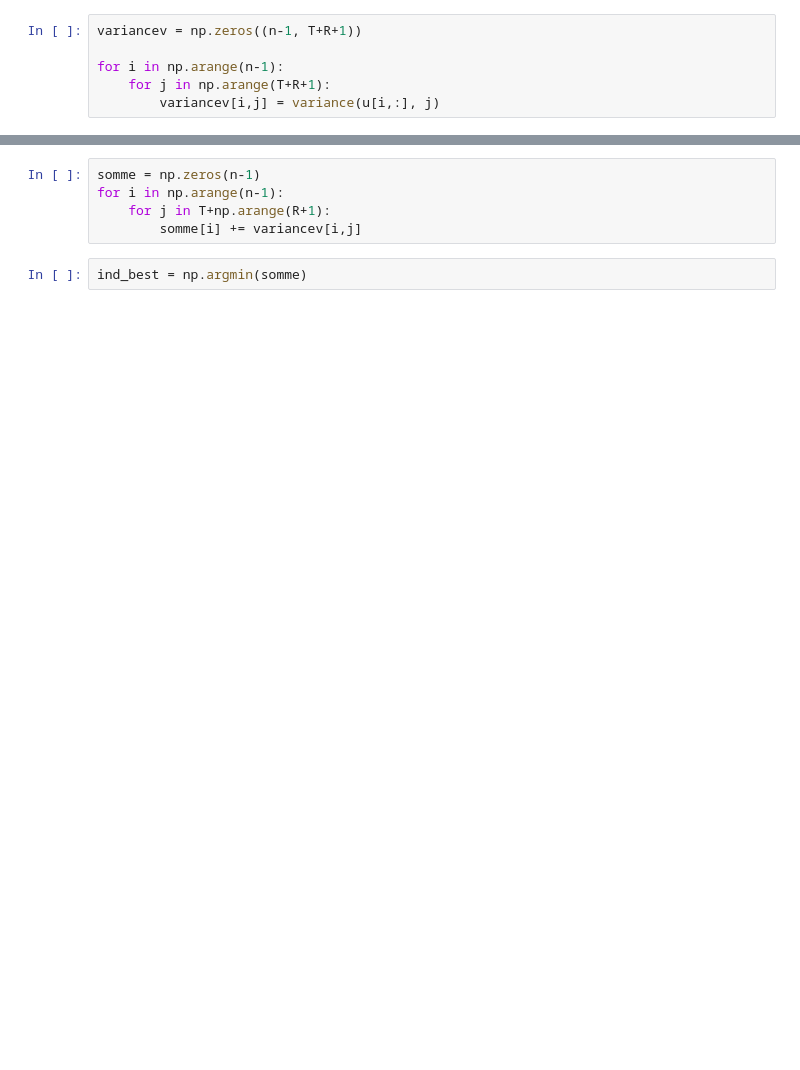
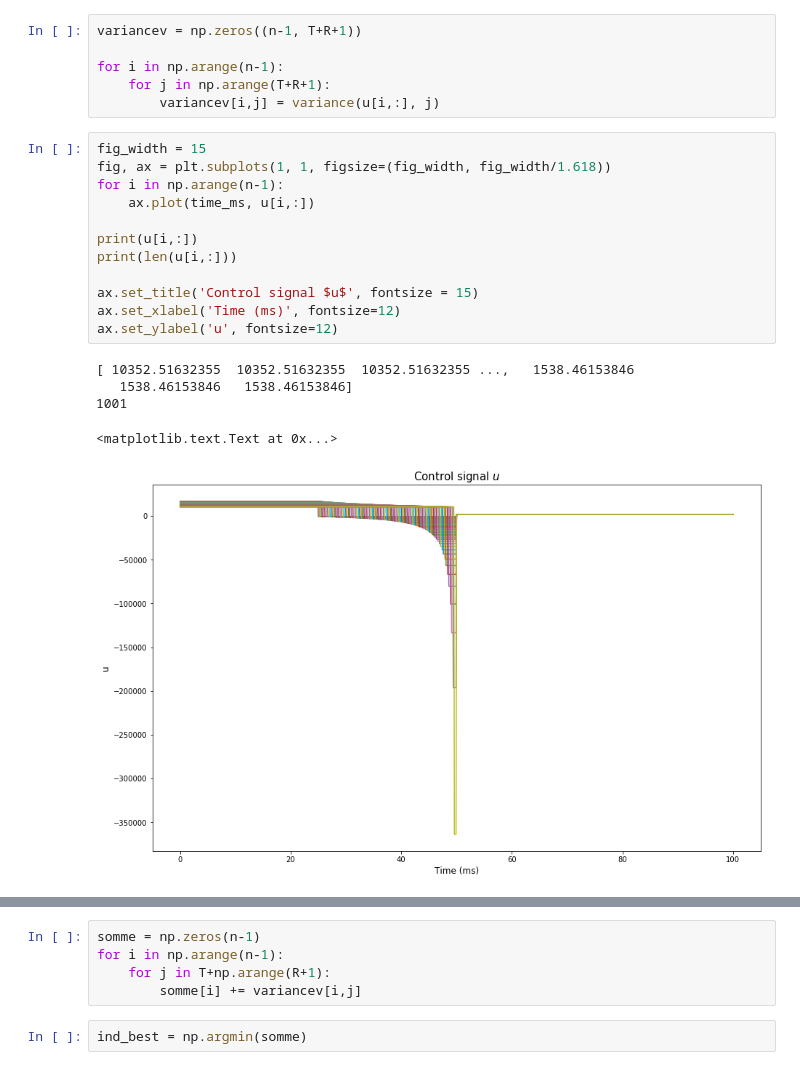
Before and after one commit to AnaideT/OptimalPrecision, a Jupyter notebook: 2017-07-11 Asymmetrical bang-bang and pursuit.ipynb, the cells around one changed output, grey strips where cells are left out. Cells and saved outputs as stored; diff of their text form; blank space fills up the shorter version.

```diff
--- a/2017-07-11 Asymmetrical bang-bang and pursuit.ipynb
+++ b/2017-07-11 Asymmetrical bang-bang and pursuit.ipynb
@@ -180,3 +268,21 @@ variancev = np.zeros((n-1, T+R+1))
 for i in np.arange(n-1):
     for j in np.arange(T+R+1):
         variancev[i,j] = variance(u[i,:], j)
+# %%
+fig_width = 15
+fig, ax = plt.subplots(1, 1, figsize=(fig_width, fig_width/1.618))
+for i in np.arange(n-1):
+    ax.plot(time_ms, u[i,:])
+
+print(u[i,:])
+print(len(u[i,:]))
+
+ax.set_title('Control signal $u$', fontsize = 15)
+ax.set_xlabel('Time (ms)', fontsize=12)
+ax.set_ylabel('u', fontsize=12)
+# %% [output]
+[ 10352.51632355  10352.51632355  10352.51632355 ...,   1538.46153846
+   1538.46153846   1538.46153846]
+1001
+<matplotlib.text.Text at 0x...>
+[figure, added]
```
Also changed, not shown: parts of 19 cells of this notebook, 5 other files.
